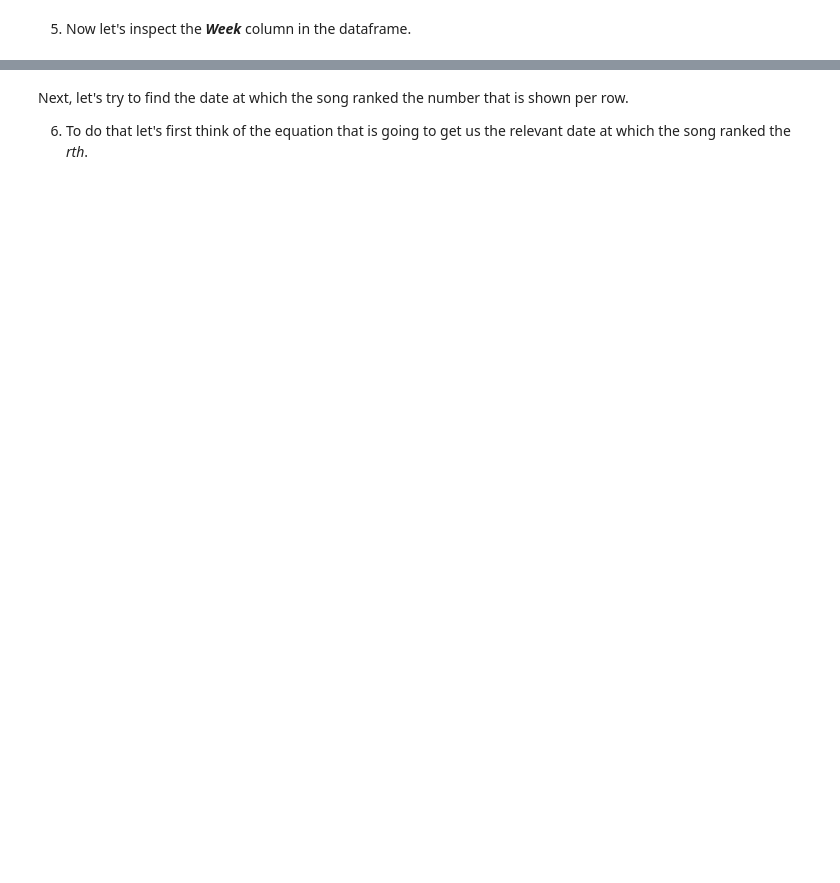
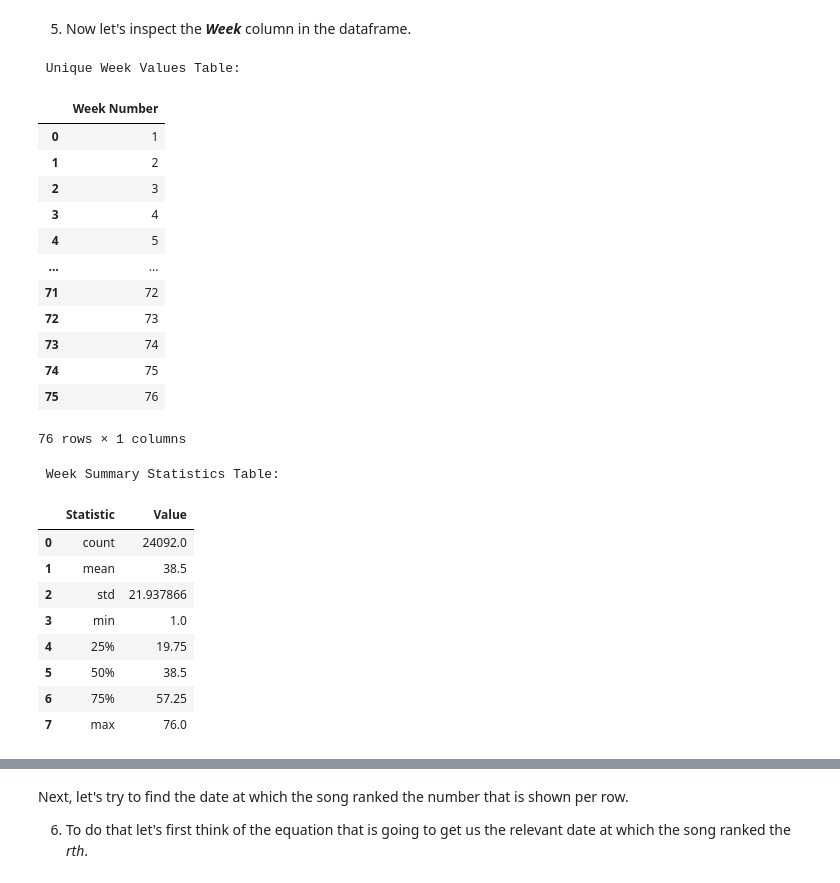
Before and after one commit to FenilPatel1279/lab-mlp, a Jupyter notebook: week5Lab_Students (1).ipynb, the cells around one changed output, grey strips where cells are left out. Cells and saved outputs as stored; diff of their text form; code cells hidden in the pictures; blank space fills up the shorter version.

```diff
--- a/week5Lab_Students (1).ipynb
+++ b/week5Lab_Students (1).ipynb
@@ -200,2 +217,47 @@ However, the ***Week*** column looks a bit ugly!
 # %% [markdown]
 5. Now let's inspect the ***Week*** column in the dataframe.
+# %%
+import pandas as pd
+
+# Convert unique week values to DataFrame
+unique_weeks = sorted(df_tidy['week'].dropna().unique())
+unique_weeks_df = pd.DataFrame({'Week Number': unique_weeks})
+
+# Summary statistics
+week_stats = df_tidy['week'].describe()
+week_stats_df = pd.DataFrame({
+    'Statistic': week_stats.index,
+    'Value': week_stats.values
+})
+
+# Display both as tables
+print(" Unique Week Values Table:")
+display(unique_weeks_df)
+
+print("\n Week Summary Statistics Table:")
+display(week_stats_df)
+# %% [output]
+ Unique Week Values Table:
+|  | Week Number |
+| 0 | 1 |
+| 1 | 2 |
+| 2 | 3 |
+| 3 | 4 |
+| 4 | 5 |
+| ... | ... |
+| 71 | 72 |
+| 72 | 73 |
+| 73 | 74 |
+| 74 | 75 |
+| 75 | 76 |
+76 rows × 1 columns
+ Week Summary Statistics Table:
+|  | Statistic | Value |
+| 0 | count | 24092.0 |
+| 1 | mean | 38.5 |
+| 2 | std | 21.937866 |
+| 3 | min | 1.0 |
+| 4 | 25% | 19.75 |
+| 5 | 50% | 38.5 |
+| 6 | 75% | 57.25 |
+| 7 | max | 76.0 |
```
Also changed, not shown: parts of 6 cells of this notebook.
